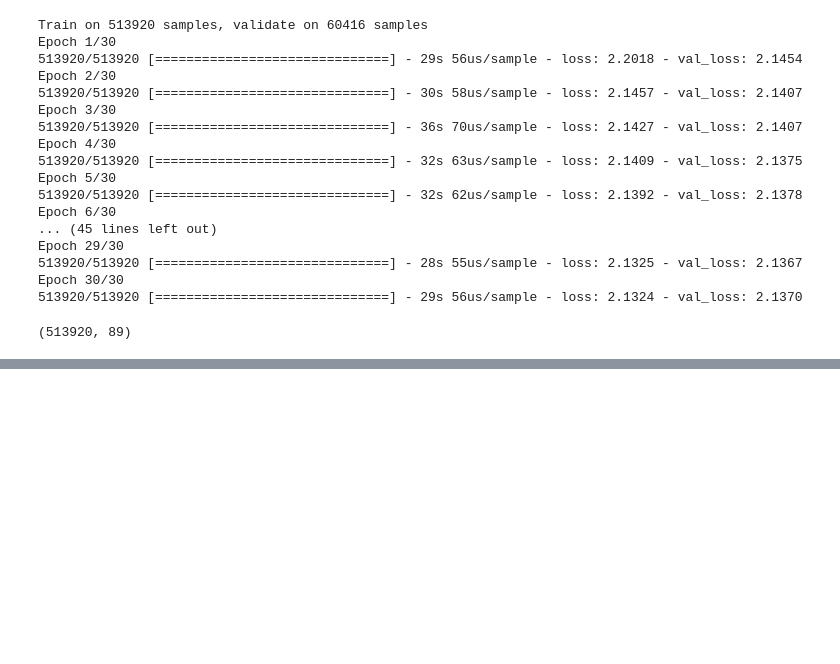
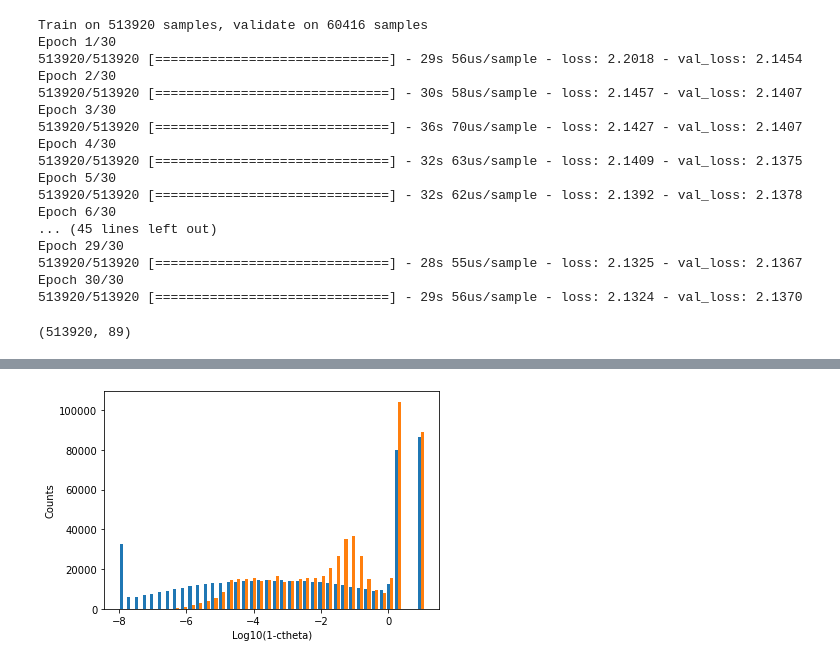
Before and after one commit to jaredaevans/Hadronizer, a Jupyter notebook: HadronizationNN.ipynb, the cells around one changed output, grey strips where cells are left out. Drawn from its saved outputs; the diff is of its cells as text; code cells hidden in the pictures; blank space fills up the shorter version.

```diff
--- a/HadronizationNN.ipynb
+++ b/HadronizationNN.ipynb
@@ -592,0 +710,7 @@ yf_train.shape
+# %%
+plt.hist((cthecm,cthecm_new),bins=40)
+plt.xlabel("Log10(1-ctheta)")
+plt.ylabel("Counts")
+plt.show()
+# %% [output]
+[figure, added]
```
Also changed, not shown: parts of 27 cells of this notebook, 1 other file.
